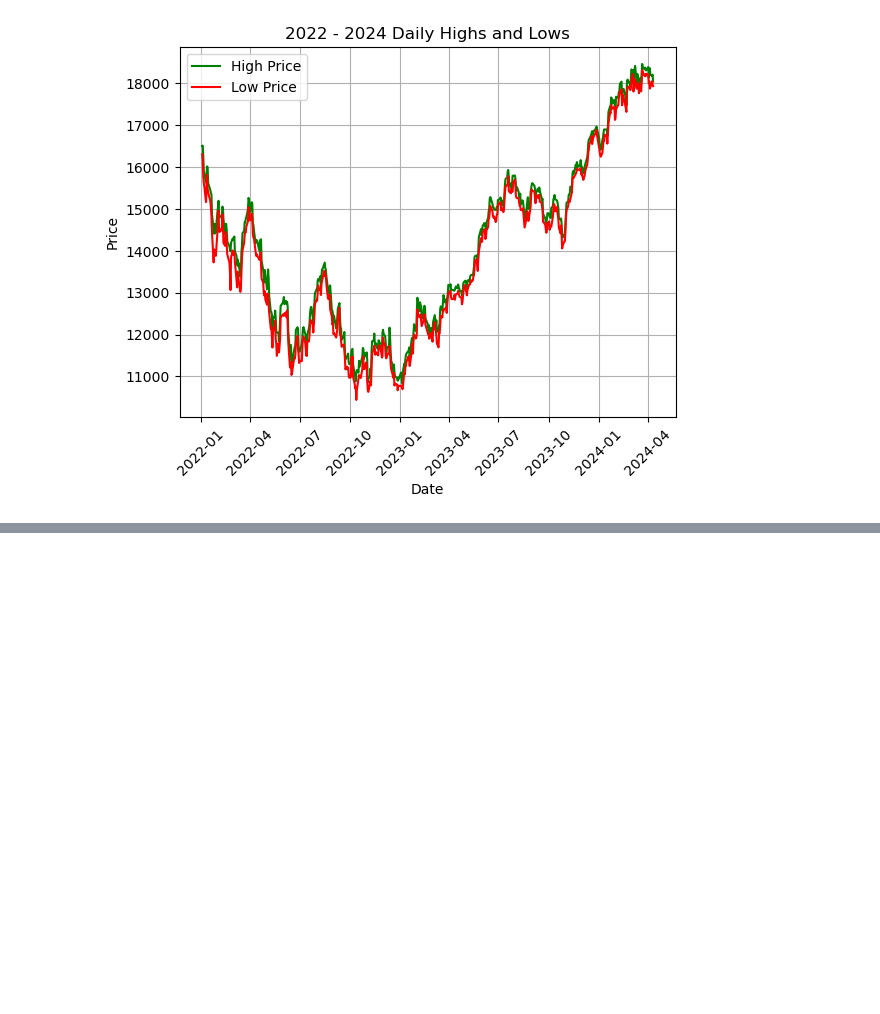
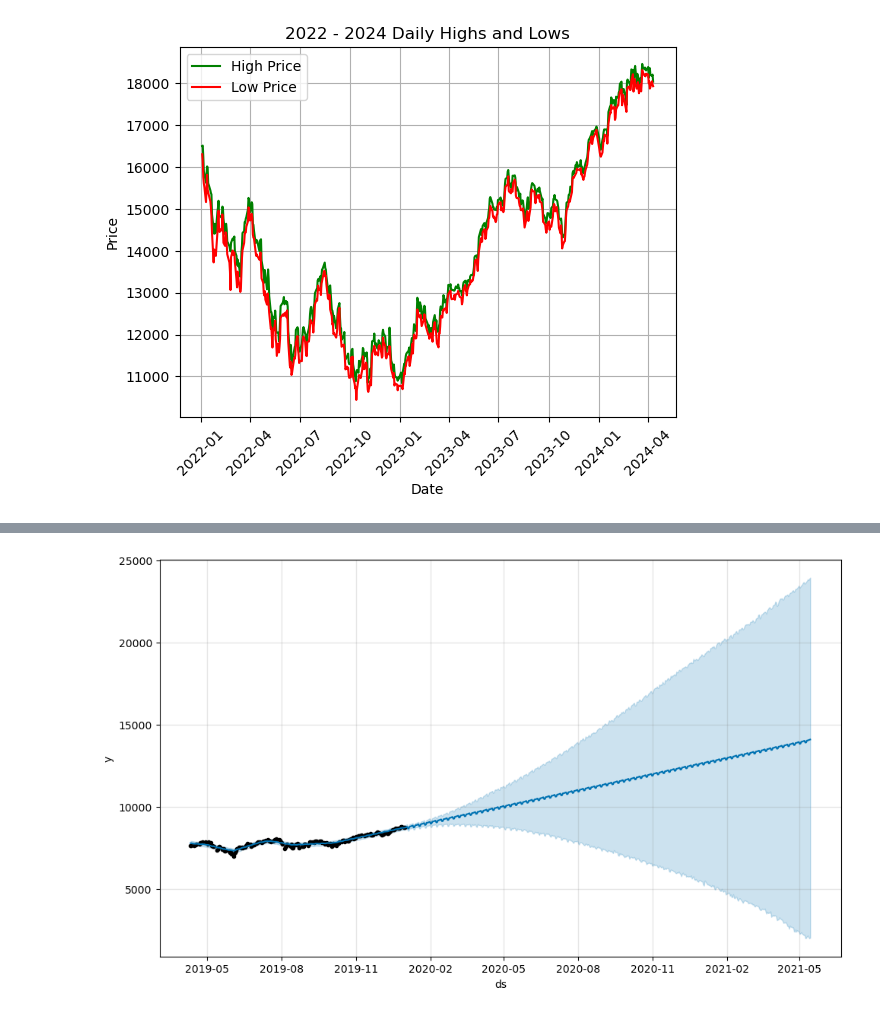
Before and after one commit to Ozkazanc1991/Project1, a Jupyter notebook: nasdaq_data_analysis_ryan_update_april_15.ipynb, the cells around one changed output, grey strips where cells are left out. Saved outputs shown, nothing was run; the diff lists cells and outputs as text; code cells hidden in the pictures; blank space fills up the shorter version.

```diff
--- a/nasdaq_data_analysis_ryan_update_april_15.ipynb
+++ b/nasdaq_data_analysis_ryan_update_april_15.ipynb
@@ -381,3 +381,12 @@ plt.legend()
 plt.show()
 # %% [output]
 [figure]
+# %%
+data_2019 = ndx_2019[["Date", "Close"]]
+data_2019.columns = ["ds", "y"]
+model = Prophet()
+model.fit(data_2019)
+future_predict_2019 = model.make_future_dataframe(periods=500)
+forecast_predict_2019 = model.predict(future_predict_2019)
+fig1 = model.plot(forecast_predict_2019)
+# %% [output]
@@ -383,0 +395 @@ plt.show()
+[figure, added]
```
Also changed, not shown: parts of 4 cells of this notebook.
